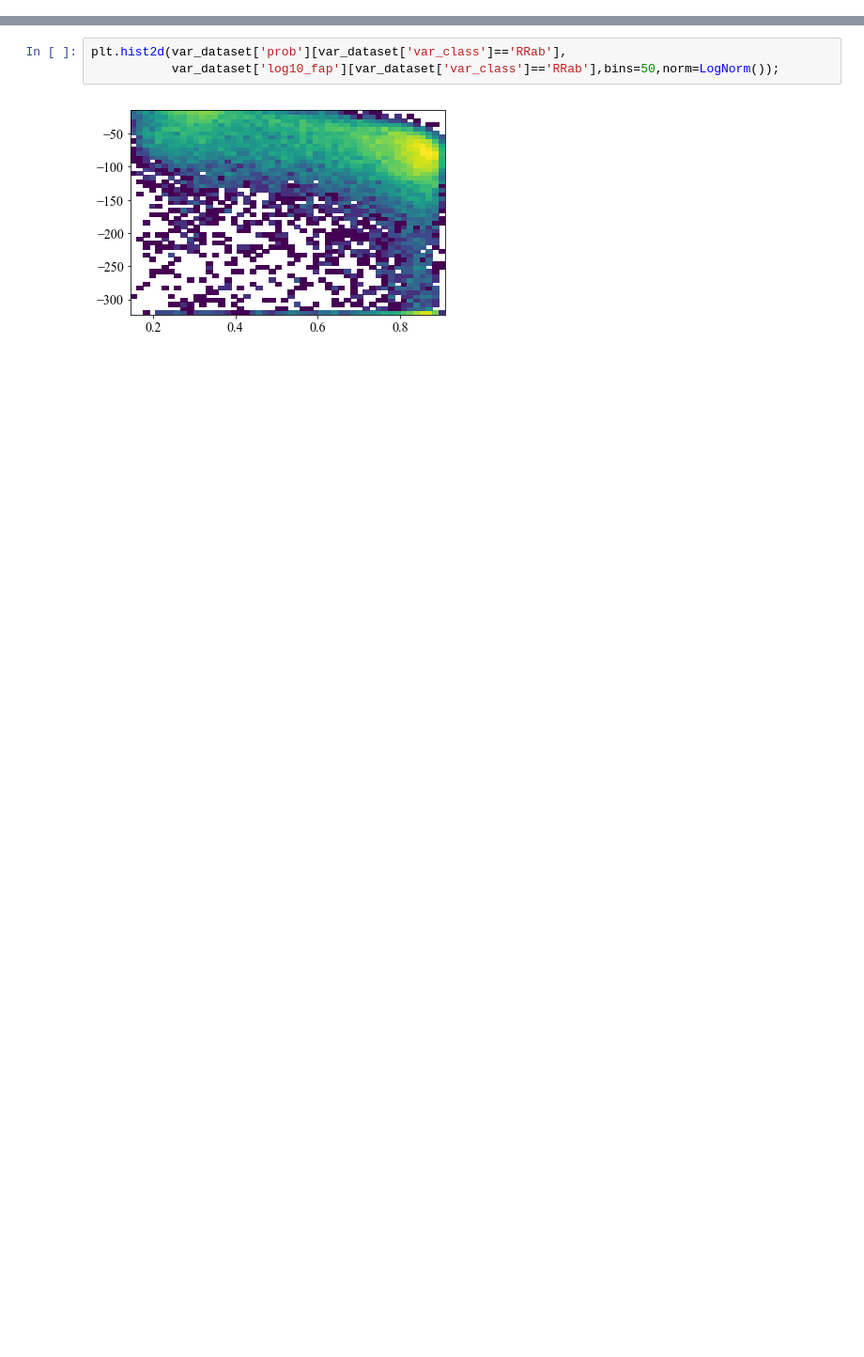
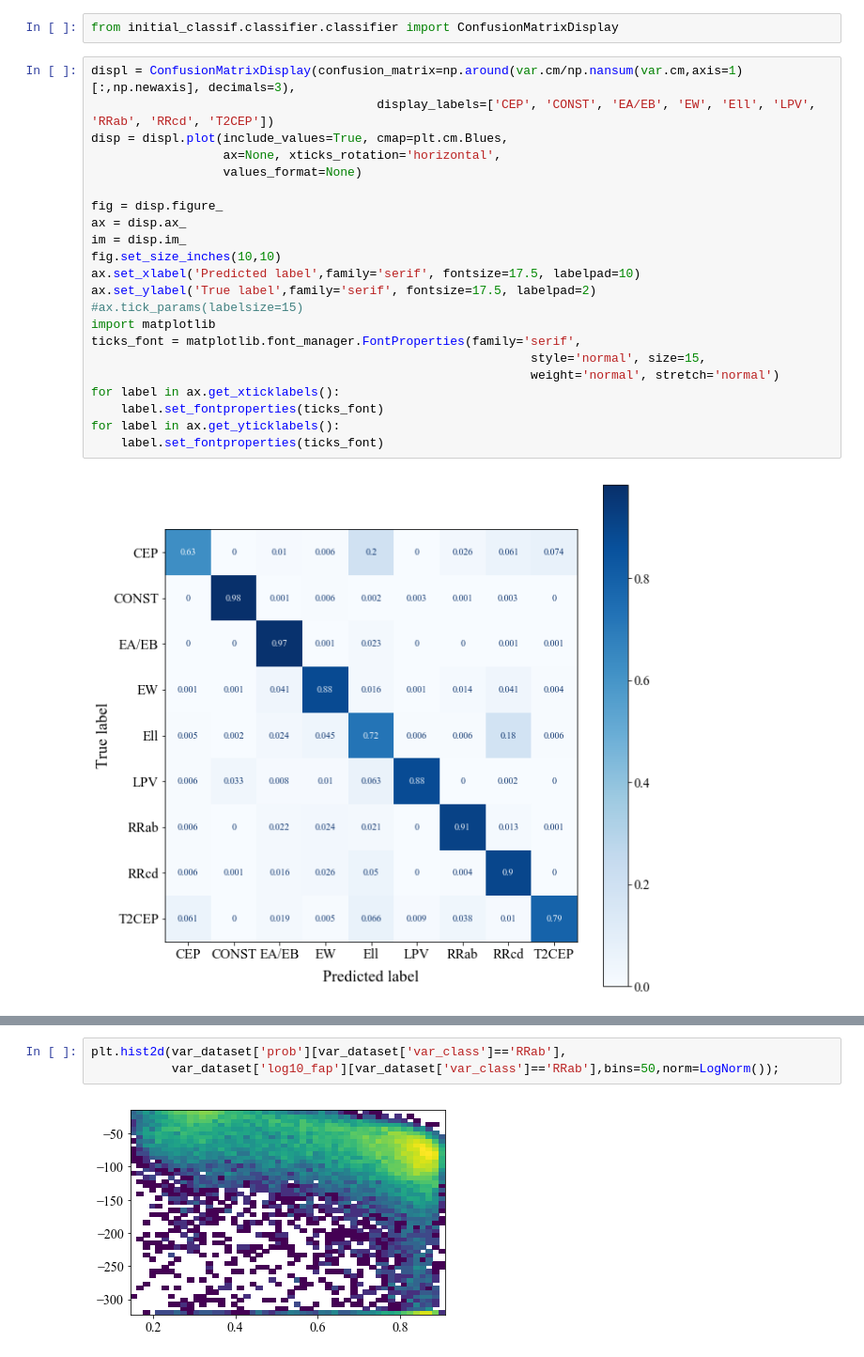
Before and after one commit to thomasmolnar/virac_classifier, a Jupyter notebook: test_notebooks/var_out.ipynb, the cells around one changed output, grey strips where cells are left out. Shown at 94% size. Drawn from its saved outputs; the diff is of its cells as text; blank space fills up the shorter version.

```diff
--- a/test_notebooks/var_out.ipynb
+++ b/test_notebooks/var_out.ipynb
@@ -47,0 +103,26 @@ plt.colorbar()
+# %%
+from initial_classif.classifier.classifier import ConfusionMatrixDisplay
+# %%
+displ = ConfusionMatrixDisplay(confusion_matrix=np.around(var.cm/np.nansum(var.cm,axis=1)[:,np.newaxis], decimals=3),
+                                       display_labels=['CEP', 'CONST', 'EA/EB', 'EW', 'Ell', 'LPV', 'RRab', 'RRcd', 'T2CEP'])
+disp = displ.plot(include_values=True, cmap=plt.cm.Blues,
+                  ax=None, xticks_rotation='horizontal',
+                  values_format=None)
+
+fig = disp.figure_
+ax = disp.ax_
+im = disp.im_
+fig.set_size_inches(10,10)
+ax.set_xlabel('Predicted label',family='serif', fontsize=17.5, labelpad=10)
+ax.set_ylabel('True label',family='serif', fontsize=17.5, labelpad=2)
+#ax.tick_params(labelsize=15)
+import matplotlib
+ticks_font = matplotlib.font_manager.FontProperties(family='serif',
+                                                            style='normal', size=15,
+                                                            weight='normal', stretch='normal')
+for label in ax.get_xticklabels():
+    label.set_fontproperties(ticks_font)
+for label in ax.get_yticklabels():
+    label.set_fontproperties(ticks_font)
+# %% [output]
+[figure, added]
```
Also changed, not shown: parts of 19 cells of this notebook, 12 other files.
